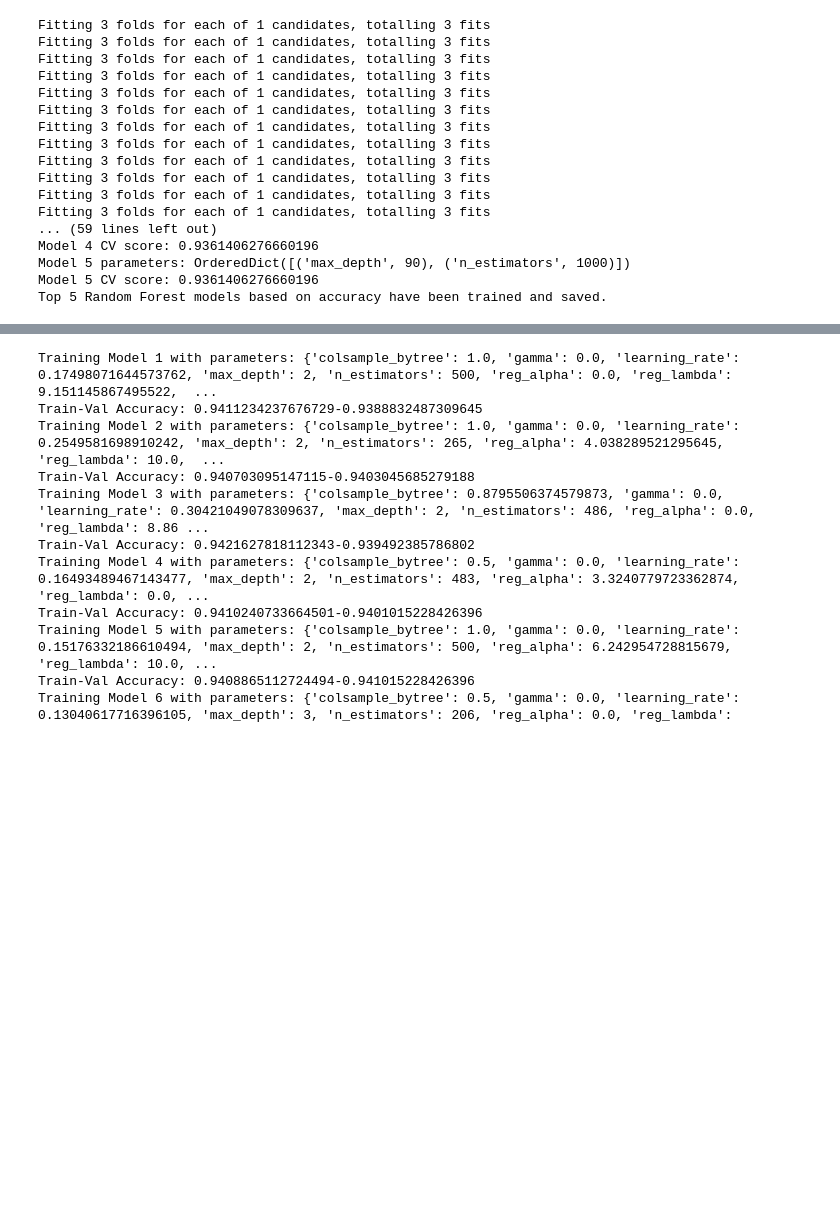
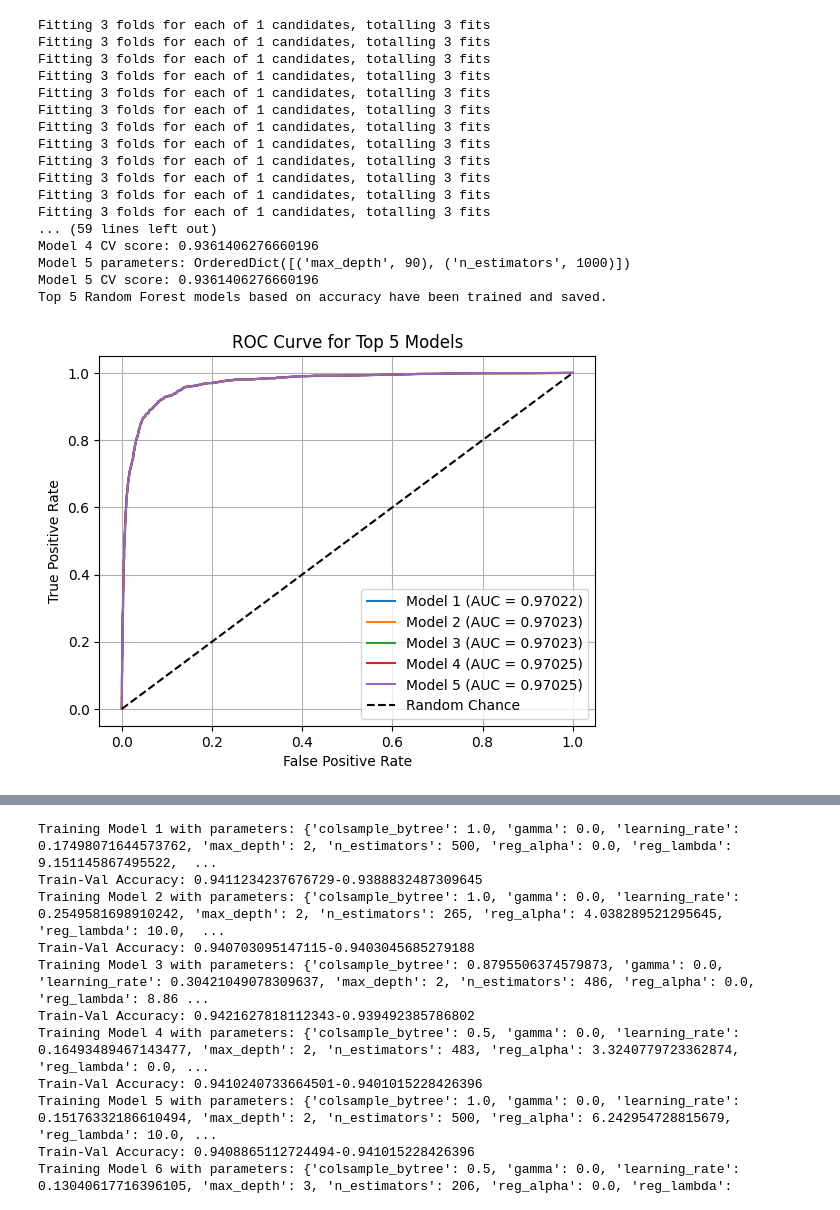
Before and after one commit to geopan2000/Exploring-Mental-Health-Data, a Jupyter notebook: Mental-Health-Data4.ipynb, the cells around one changed output, grey strips where cells are left out. Saved outputs shown, nothing was run; the diff lists cells and outputs as text; code cells hidden in the pictures; blank space fills up the shorter version.

```diff
--- a/Mental-Health-Data4.ipynb
+++ b/Mental-Health-Data4.ipynb
@@ -521,6 +517,21 @@ Top 5 XGBoost models based on accuracy have been trained and saved.
 # %%
 from sklearn.metrics import roc_curve, auc, confusion_matrix, ConfusionMatrixDisplay
 import matplotlib.pyplot as plt
+
+model_params = [
+    {'learning_rate': 0.3162089388136676, 'max_depth': 3, 'n_estimators': 131},
+    {'learning_rate': 0.18696571043453358, 'max_depth': 3, 'n_estimators': 132},
+    {'learning_rate': 0.45159792579312347, 'max_depth': 2, 'n_estimators': 232},
+    {'learning_rate': 0.31724573563187286, 'max_depth': 2, 'n_estimators': 100},
+    {'learning_rate': 0.10910495819379294, 'max_depth': 4, 'n_estimators': 136},
+]
+
+# Initialize and train models
+top_5_models = []
+for params in model_params:
+    model = XGBClassifier(**params, eval_metric='error')  # Avoid warnings
+    model.fit(X_train, y_train)  # Ensure X_train and y_train are defined
+    top_5_models.append(model)
 
 # Assuming X_val and y_val are your validation features and target
 for idx, model in enumerate(top_5_models):
@@ -630,3 +643,40 @@ Model 4 CV score: 0.9361406276660196
 Model 5 parameters: OrderedDict([('max_depth', 90), ('n_estimators', 1000)])
 Model 5 CV score: 0.9361406276660196
 Top 5 Random Forest models based on accuracy have been trained and saved.
+# %%
+from sklearn.ensemble import RandomForestClassifier
+
+model_params = [
+    {'max_depth': 400, 'n_estimators': 947},
+    {'max_depth': 392, 'n_estimators': 943},
+    {'max_depth': 104, 'n_estimators': 968},
+    {'max_depth': 307, 'n_estimators': 1000},
+    {'max_depth': 90, 'n_estimators': 1000},
+
+]
+
+# Initialize and train models
+top_5_models = []
+for params in model_params:
+    model = RandomForestClassifier(**params, random_state=42)
+    model.fit(X_train, y_train)
+    top_5_models.append(model)
+
+# Assuming X_val and y_val are your validation features and target
+for idx, model in enumerate(top_5_models):
+    y_pred_proba = model.predict_proba(X_val)[:, 1]  # Predicted probabilities for the positive class
+    fpr, tpr, _ = roc_curve(y_val, y_pred_proba)
+    roc_auc = auc(fpr, tpr)
+
+    plt.plot(fpr, tpr, label=f'Model {idx + 1} (AUC = {roc_auc:.5f})')
+
+# Plot baseline and finalize ROC curve
+plt.plot([0, 1], [0, 1], 'k--', label='Random Chance')
+plt.xlabel('False Positive Rate')
+plt.ylabel('True Positive Rate')
+plt.title('ROC Curve for Top 5 Models')
+plt.legend(loc='lower right')
+plt.grid(True)
+plt.show()
+# %% [output]
+[figure, added]
```
Also changed, not shown: parts of 12 cells of this notebook.
